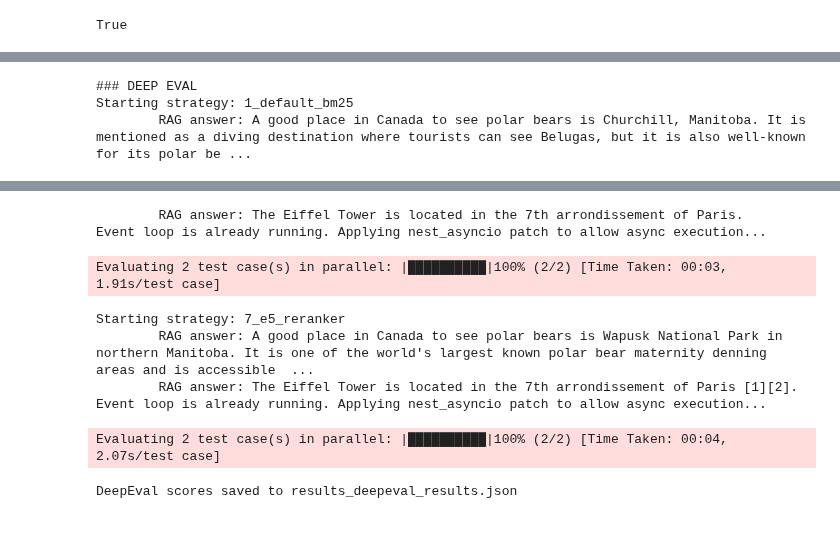
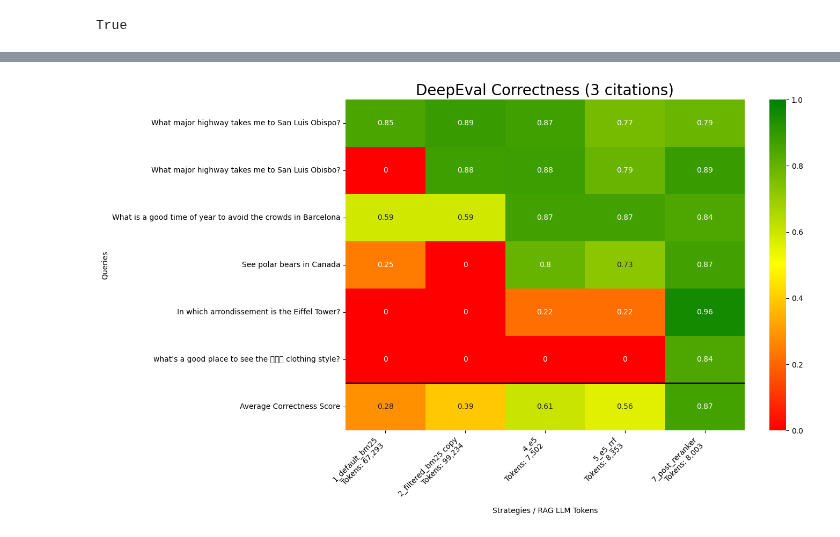
Before and after one commit to elastic/genai-workshops, a Jupyter notebook: searcheval/WikiVoyage.ipynb, the cells around one changed output, grey strips where cells are left out. Cells and saved outputs as stored; diff of their text form; code cells hidden in the pictures.

```diff
--- a/searcheval/WikiVoyage.ipynb
+++ b/searcheval/WikiVoyage.ipynb
@@ -117,14 +118,15 @@ Context:
 {context}
 """
 
-## Search Top 6 documents, with 3 inner hits per doc, send a max of 9 citations to the LLM for RAG
-deepEvalScores = run_deepeval(es, strategy_modules, golden_data, rag_system_prompt,6, 3, 9)
+citations_max = 3  ### <--- reducing the number of sub-document citiations shows the value of ranking to RAG
+
+## Search Top 6 documents, with 3 inner hits per doc, send a max of X citations to the LLM for RAG
+deepEvalScores = run_deepeval(es, strategy_modules, golden_data, rag_system_prompt,6, 3, citations_max)
 
 
 ## save the scores to disk
 output_deepeval_results(DEEPEVAL_OUTPUT_JSON, deepEvalScores)
 print(f"\nDeepEval scores saved to {DEEPEVAL_OUTPUT_JSON}")
+# Visualize
+vis_deep_eval_correct_tests(DEEPEVAL_OUTPUT_JSON, f"DeepEval Correctness ({citations_max} citations)")
 # %% [output]
-### DEEP EVAL
-Starting strategy: 1_default_bm25
-        RAG answer: A good place in Canada to see polar bears is Churchill, Manitoba. It is mentioned as a diving destination where tourists can see Belugas, but it is also well-known for its polar be ...
@@ -133,9 +133 @@ I0000 00:00:1743012264.929707 10921847 fork_posix.cc:75] Other threads are curre
-        RAG answer: The Eiffel Tower is located in the 7th arrondissement of Paris.
-Event loop is already running. Applying nest_asyncio patch to allow async execution...
-Evaluating 2 test case(s) in parallel: |██████████|100% (2/2) [Time Taken: 00:03,  1.91s/test case]
-Starting strategy: 7_e5_reranker
-        RAG answer: A good place in Canada to see polar bears is Wapusk National Park in northern Manitoba. It is one of the world's largest known polar bear maternity denning areas and is accessible  ...
-        RAG answer: The Eiffel Tower is located in the 7th arrondissement of Paris [1][2].
-Event loop is already running. Applying nest_asyncio patch to allow async execution...
-Evaluating 2 test case(s) in parallel: |██████████|100% (2/2) [Time Taken: 00:04,  2.07s/test case]
-DeepEval scores saved to results_deepeval_results.json
+[figure, added]
```
Also changed, not shown: parts of 5 cells of this notebook, 11 other files.
